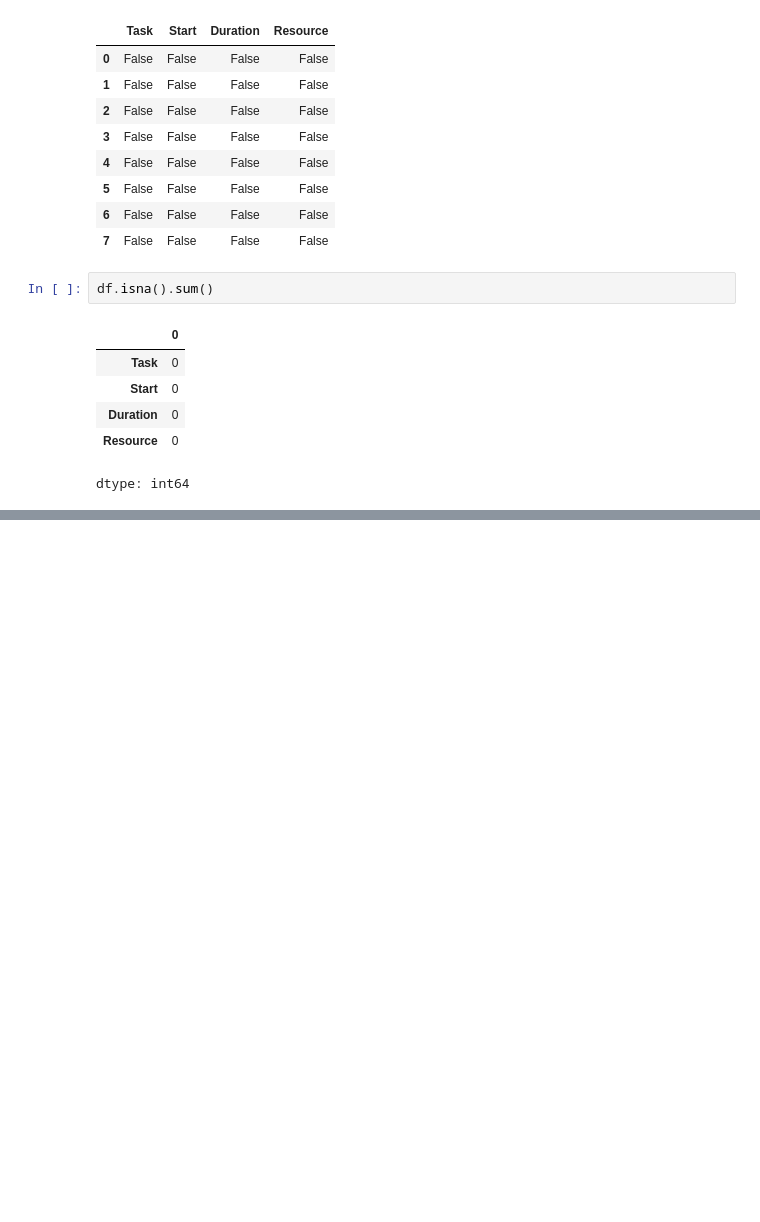
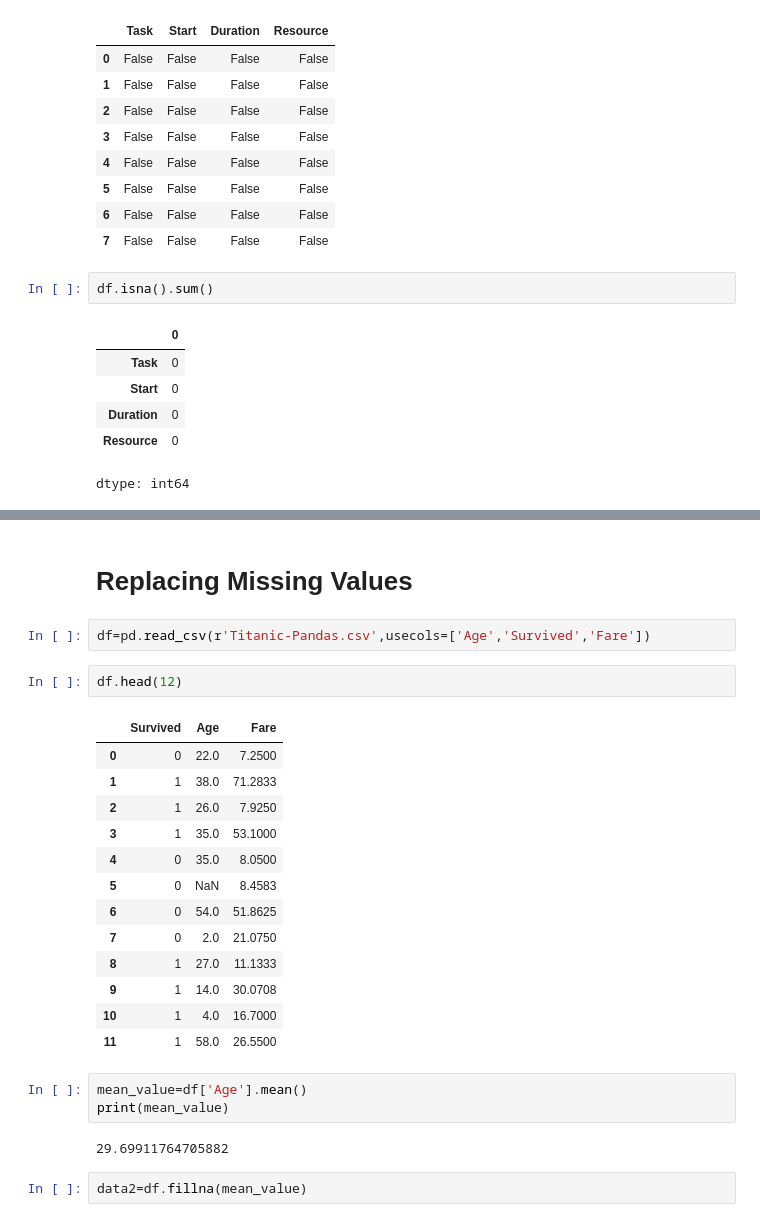
Before and after one commit to Ruchith1508/Python-Packages, a Jupyter notebook: Pandas.ipynb, the cells around one changed output, grey strips where cells are left out. Drawn from its saved outputs; the diff is of its cells as text; blank space fills up the shorter version.

```diff
--- a/Pandas.ipynb
+++ b/Pandas.ipynb
@@ -141,0 +284,27 @@ dtype: int64
+# %% [markdown]
+# Replacing Missing Values
+# %%
+df=pd.read_csv(r'Titanic-Pandas.csv',usecols=['Age','Survived','Fare'])
+# %%
+df.head(12)
+# %% [output]
+|  | Survived | Age | Fare |
+| 0 | 0 | 22.0 | 7.2500 |
+| 1 | 1 | 38.0 | 71.2833 |
+| 2 | 1 | 26.0 | 7.9250 |
+| 3 | 1 | 35.0 | 53.1000 |
+| 4 | 0 | 35.0 | 8.0500 |
+| 5 | 0 | NaN | 8.4583 |
+| 6 | 0 | 54.0 | 51.8625 |
+| 7 | 0 | 2.0 | 21.0750 |
+| 8 | 1 | 27.0 | 11.1333 |
+| 9 | 1 | 14.0 | 30.0708 |
+| 10 | 1 | 4.0 | 16.7000 |
+| 11 | 1 | 58.0 | 26.5500 |
+# %%
+mean_value=df['Age'].mean()
+print(mean_value)
+# %% [output]
+29.69911764705882
+# %%
+data2=df.fillna(mean_value)
```
Also changed, not shown: parts of 45 cells of this notebook.
